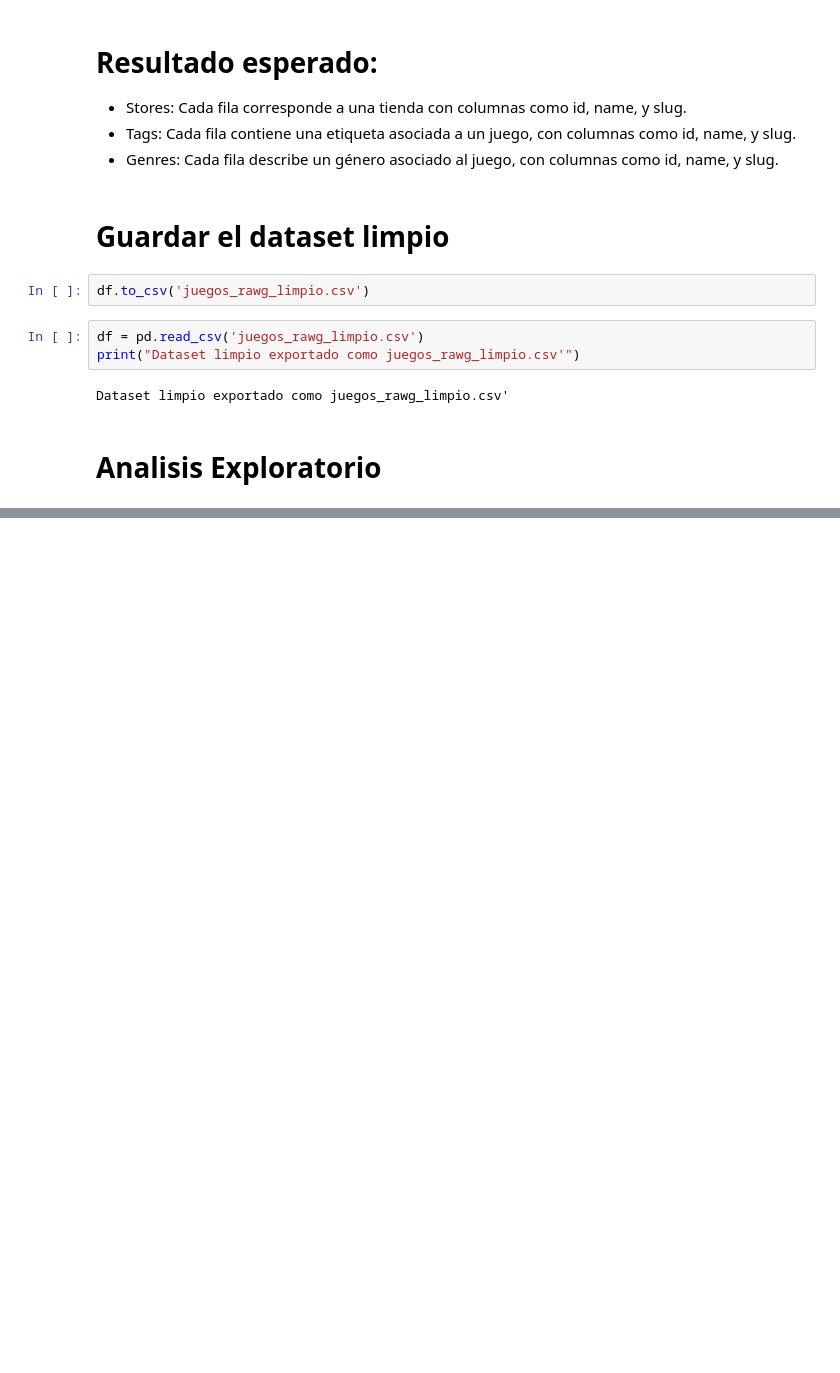
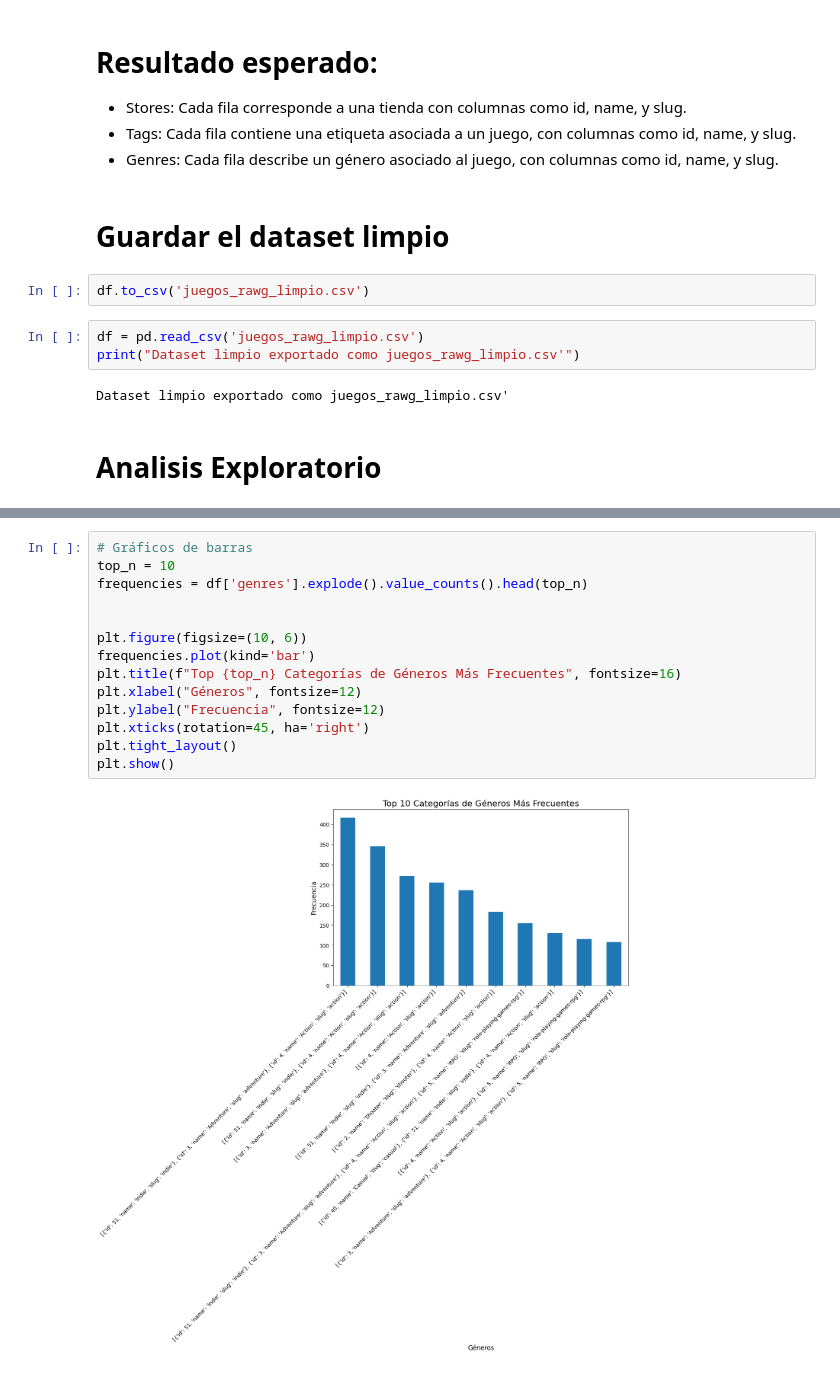
Before and after one commit to andreszaragoza/Eda-Andres, a Jupyter notebook: Analisis_Andres/notebooks/Analisis_Datos.ipynb, the cells around one changed output, grey strips where cells are left out. Saved outputs shown, nothing was run; the diff lists cells and outputs as text; blank space fills up the shorter version.

```diff
--- a/Analisis_Andres/notebooks/Analisis_Datos.ipynb
+++ b/Analisis_Andres/notebooks/Analisis_Datos.ipynb
@@ -315,0 +472,16 @@ df.describe(include='all')
+# %%
+# Gráficos de barras
+top_n = 10
+frequencies = df['genres'].explode().value_counts().head(top_n)
+
+
+plt.figure(figsize=(10, 6))
+frequencies.plot(kind='bar')
+plt.title(f"Top {top_n} Categorías de Géneros Más Frecuentes", fontsize=16)
+plt.xlabel("Géneros", fontsize=12)
+plt.ylabel("Frecuencia", fontsize=12)
+plt.xticks(rotation=45, ha='right')
+plt.tight_layout()
+plt.show()
+# %% [output]
+[figure, added]
```
Also changed, not shown: parts of 20 cells of this notebook, 2 other files.
